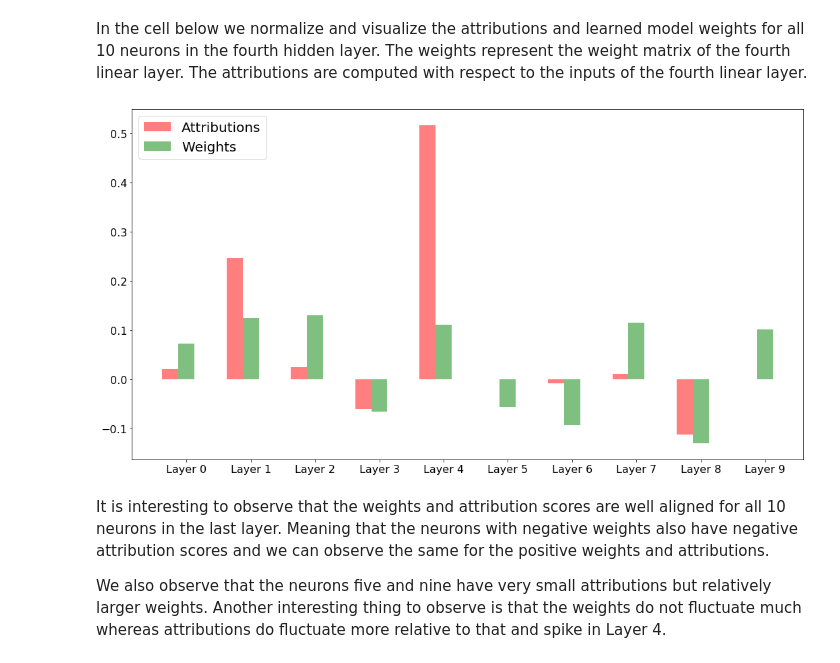
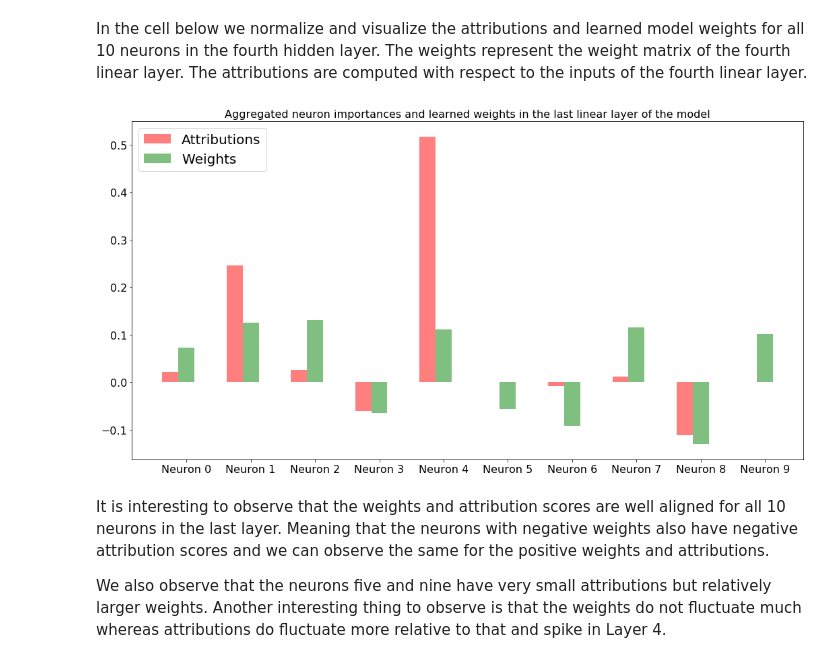
Before and after one commit to pytorch/captum, a Jupyter notebook: tutorials/House_Prices_Regression_Interpret.ipynb, the cells around one changed output. Drawn from its saved outputs; the diff is of its cells as text; code cells hidden in the pictures.

```diff
--- a/tutorials/House_Prices_Regression_Interpret.ipynb
+++ b/tutorials/House_Prices_Regression_Interpret.ipynb
@@ -291,31 +298,33 @@ The weights represent the weight matrix of the fourth linear layer. The attribut
 # %%
 plt.figure(figsize=(15, 8))
 
 x_axis_data = np.arange(lc_attr_test.shape[1])
 
 y_axis_lc_attr_test = lc_attr_test.mean(0).detach().numpy()
 y_axis_lc_attr_test = y_axis_lc_attr_test / np.linalg.norm(y_axis_lc_attr_test, ord=1)
 
 y_axis_lin4_weight = lin4_weight[0].detach().numpy()
 y_axis_lin4_weight = y_axis_lin4_weight / np.linalg.norm(y_axis_lin4_weight, ord=1)
 
 width = 0.25
 legends = ['Attributions','Weights']
-x_axis_labels = [ 'Layer {}'.format(i) for i in range(len(y_axis_lin4_weight))]
+x_axis_labels = [ 'Neuron {}'.format(i) for i in range(len(y_axis_lin4_weight))]
 
 ax = plt.subplot()
+ax.set_title('Aggregated neuron importances and learned weights in the last linear layer of the model')
+
 ax.bar(x_axis_data + width, y_axis_lc_attr_test, width, align='center', alpha=0.5, color='red')
 ax.bar(x_axis_data + 2 * width, y_axis_lin4_weight, width, align='center', alpha=0.5, color='green')
 plt.legend(legends, loc=2, prop={'size': 20})
 ax.autoscale_view()
 plt.tight_layout()
 
 ax.set_xticks(x_axis_data + 0.5)
 ax.set_xticklabels(x_axis_labels)
 
 plt.show()
 # %% [output]
-[figure, old version]
+[figure, new version]
 # %% [markdown]
 It is interesting to observe that the weights and attribution scores are well aligned for all 10 neurons in the last layer. Meaning that the neurons with negative weights also have negative attribution scores and we can observe the same for the positive weights and attributions.
 
```
Also changed, not shown: parts of 8 cells of this notebook.
